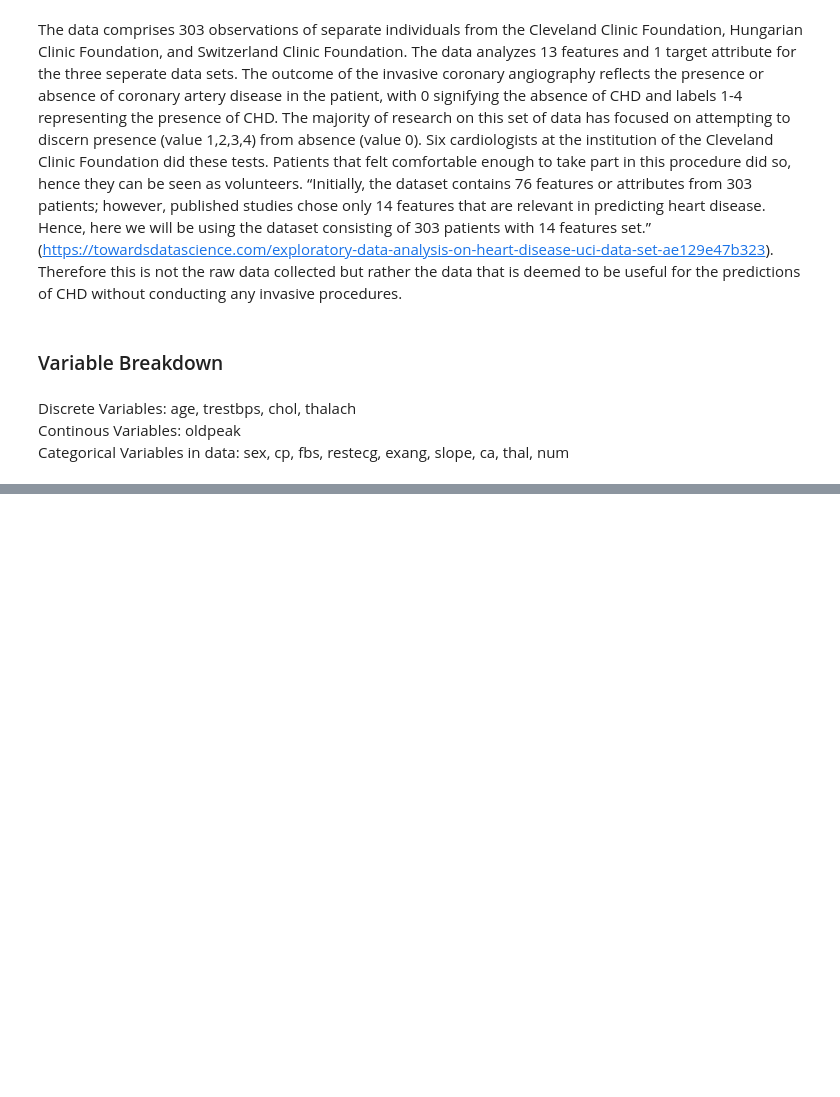
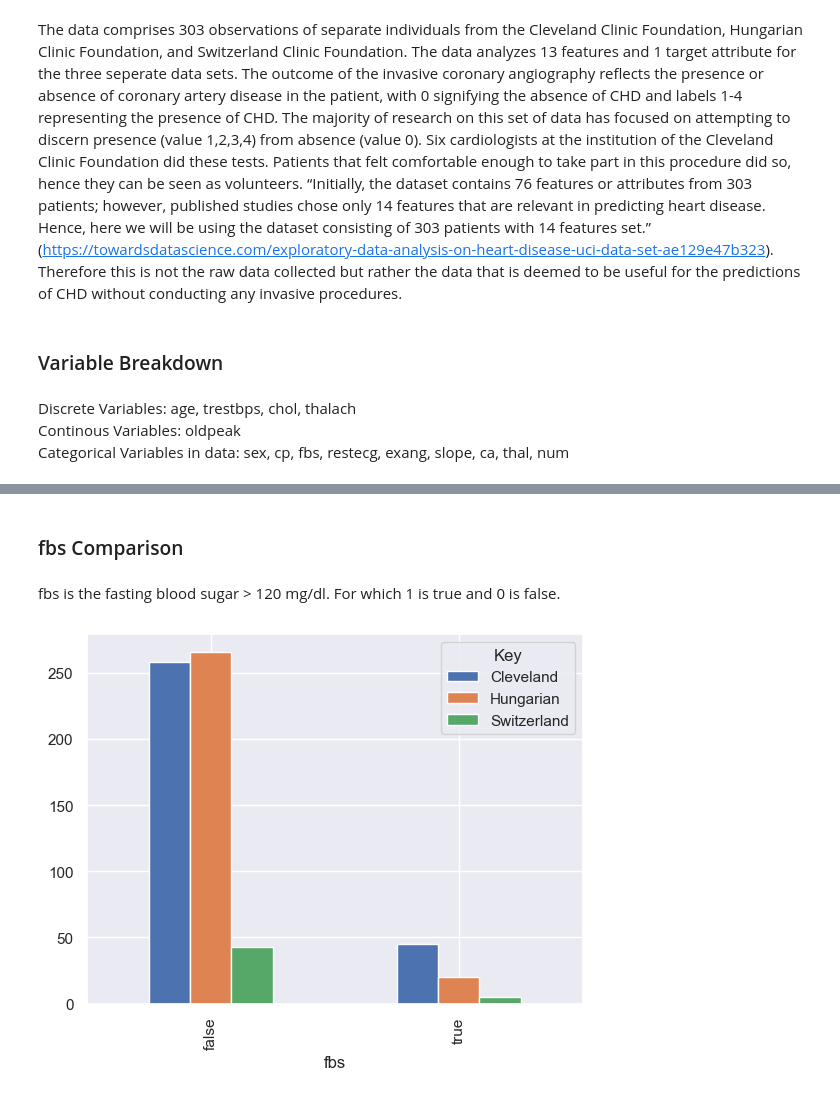
Before and after one commit to alishachowhan89/USCJumpstart2023, a Jupyter notebook: ComparisonAnalysis.ipynb, the cells around one changed output, grey strips where cells are left out. Cells and saved outputs as stored; diff of their text form; code cells hidden in the pictures; blank space fills up the shorter version.

```diff
--- a/ComparisonAnalysis.ipynb
+++ b/ComparisonAnalysis.ipynb
@@ -49,0 +66,19 @@ DFGPlot = DFGroup.count().unstack('Key').plot(kind='bar')
+# %% [markdown]
+### fbs Comparison <a class="anchor" id="section3_2"></a>
+# %% [markdown]
+fbs is the fasting blood sugar > 120 mg/dl. For which 1 is true and 0 is false.
+# %%
+df1['Key'] = 'Cleveland'
+df2['Key'] = 'Hungarian'
+df3['Key'] = 'Switzerland'
+
+DF = pd. concat([df1, df2, df3]) [["fbs", "Key"]]
+DF.fbs.replace([0, 1], ['false','true'], inplace=True)
+
+#print (DF)
+DFGroup = DF.groupby(by=["Key", "fbs"]).size()
+
+#print (DFGroup)
+DFGPlot = DFGroup. unstack("Key").plot(kind="bar")
+# %% [output]
+[figure, added]
```
Also changed, not shown: parts of 25 cells of this notebook.
